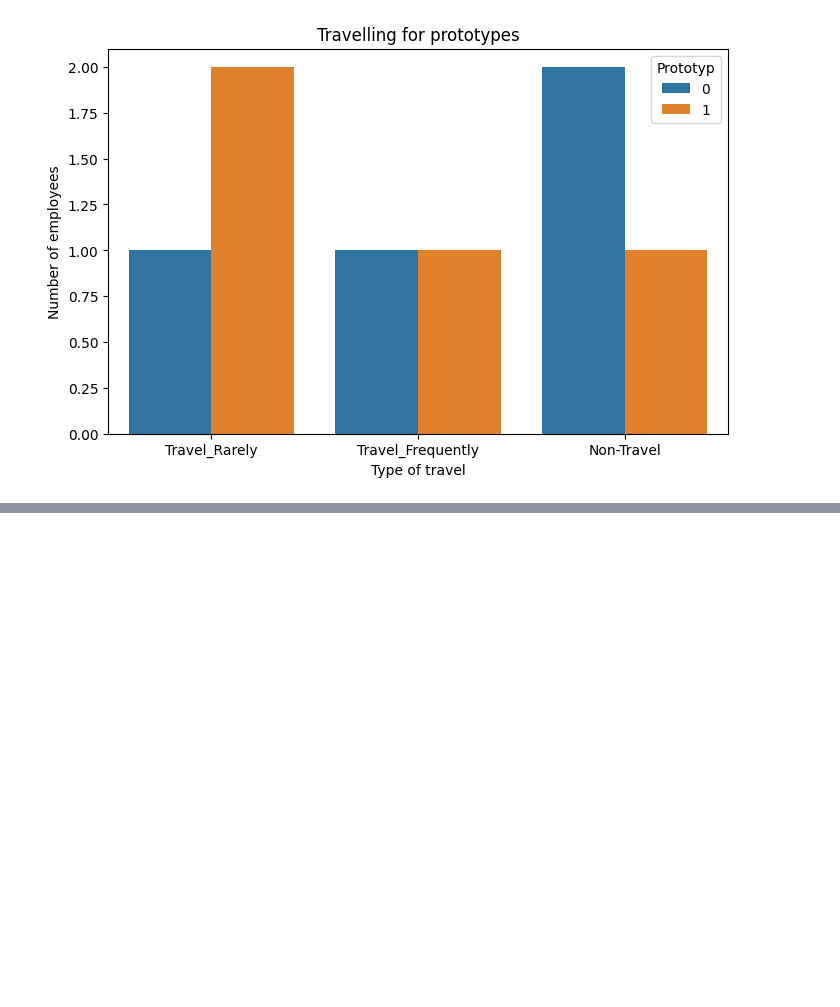
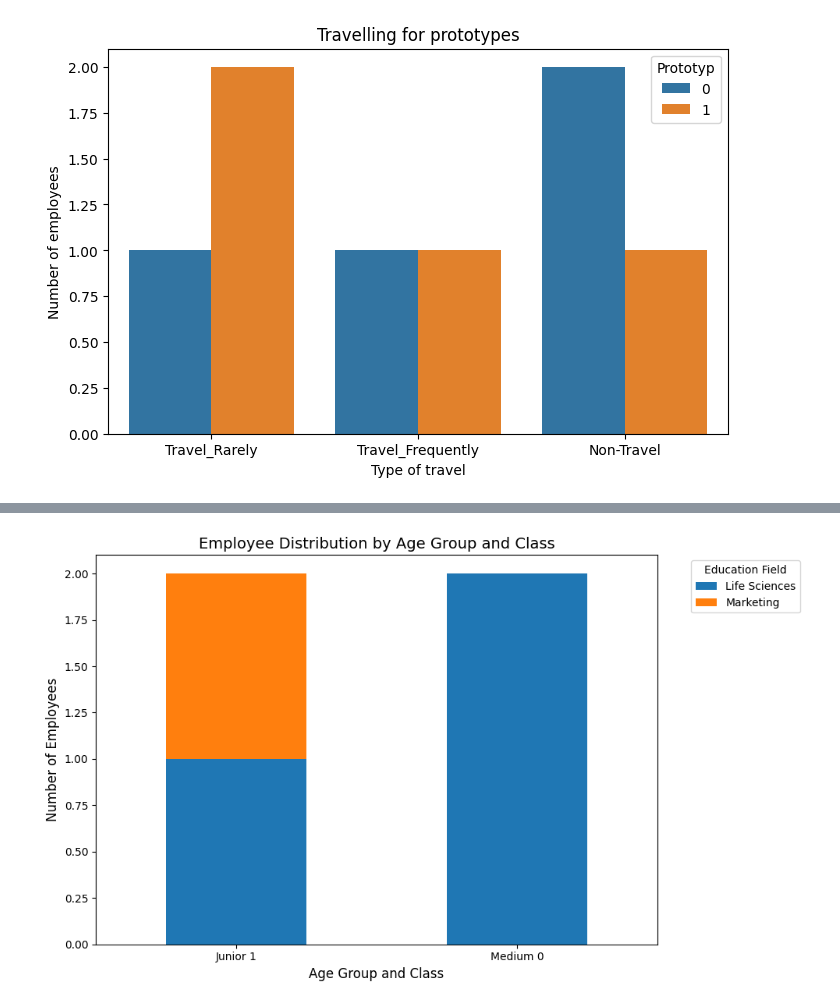
Before and after one commit to chihab4real/Explanation-Comparisons, a Jupyter notebook: mainWithPrototypes.ipynb, the cells around one changed output, grey strips where cells are left out. Cells and saved outputs as stored; diff of their text form; code cells hidden in the pictures; blank space fills up the shorter version.

```diff
--- a/mainWithPrototypes.ipynb
+++ b/mainWithPrototypes.ipynb
@@ -492,0 +648,22 @@ plt.show()
+# %%
+relation_between_age_group_and_education = prototypes_df[['AgeGroup', 'Class', 'EducationField']]
+
+# Plotting
+# Create a new column for combined AgeGroup and Class
+prototypes_df['AgeClass'] = prototypes_df['AgeGroup'] + ' ' + prototypes_df['Class'].astype(str)
+
+# Creating a cross-tabulation
+cross_tab = pd.crosstab(prototypes_df['AgeClass'], prototypes_df['EducationField'])
+
+# Plotting the cross-tabulated data
+cross_tab.plot(kind='bar', stacked=True, figsize=(10, 6))
+
+plt.title('Employee Distribution by Age Group and Class', fontsize=14)
+plt.xlabel('Age Group and Class', fontsize=12)
+plt.ylabel('Number of Employees', fontsize=12)
+plt.xticks(rotation=0)
+plt.legend(title='Education Field', bbox_to_anchor=(1.05, 1), loc='upper left')
+plt.tight_layout()
+plt.show()
+# %% [output]
+[figure, added]
```
Also changed, not shown: parts of 12 cells of this notebook.
